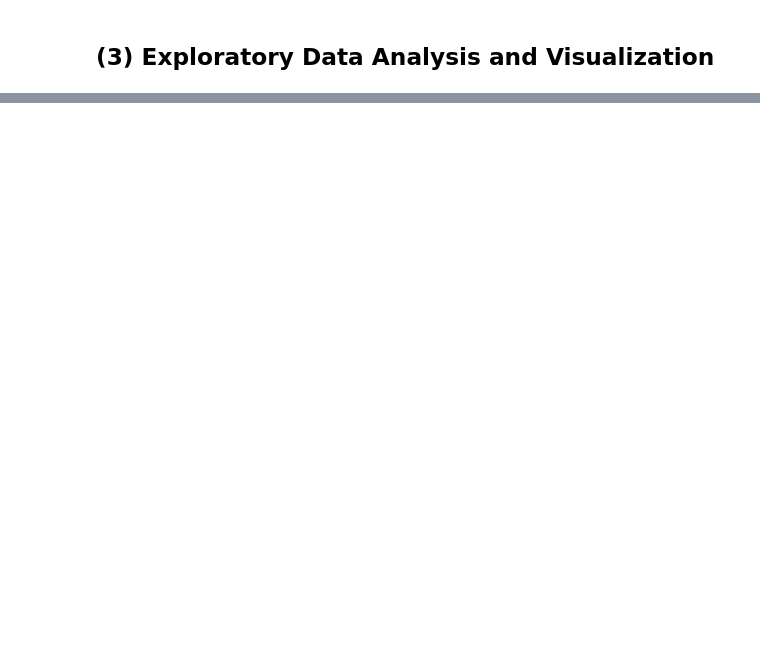
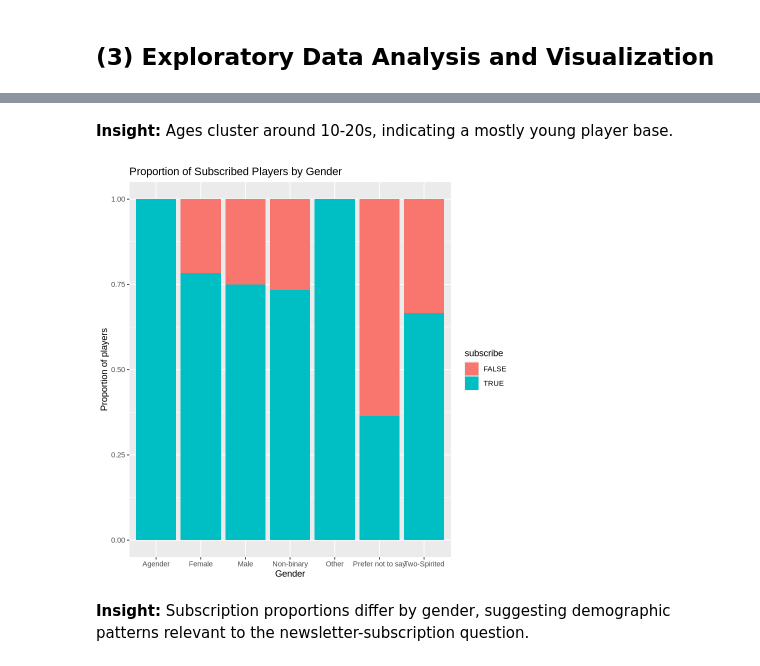
Before and after one commit to cabbafruit/dsci-project, a Jupyter notebook: Project Proposal.ipynb, the cells around one changed output, grey strips where cells are left out. Saved outputs shown, nothing was run; the diff lists cells and outputs as text; code cells hidden in the pictures; blank space fills up the shorter version.

```diff
--- a/Project Proposal.ipynb
+++ b/Project Proposal.ipynb
@@ -111,0 +170,12 @@ This can provide useful information about player engagement and help guide marke
+# %% [markdown]
+**Insight:** Ages cluster around 10-20s, indicating a mostly young player base.
+# %%
+player_visualization2 <- ggplot(players_tidy, aes(x = gender, fill = subscribe)) +
+geom_bar(position = "fill") +
+labs(title = "Proportion of Subscribed Players by Gender", x = "Gender", y = "Proportion of players")
+
+player_visualization2
+# %% [output]
+[figure, added]
+# %% [markdown]
+**Insight:** Subscription proportions differ by gender, suggesting demographic patterns relevant to the newsletter-subscription question.
```
Also changed, not shown: parts of 6 cells of this notebook, 2 other files.
